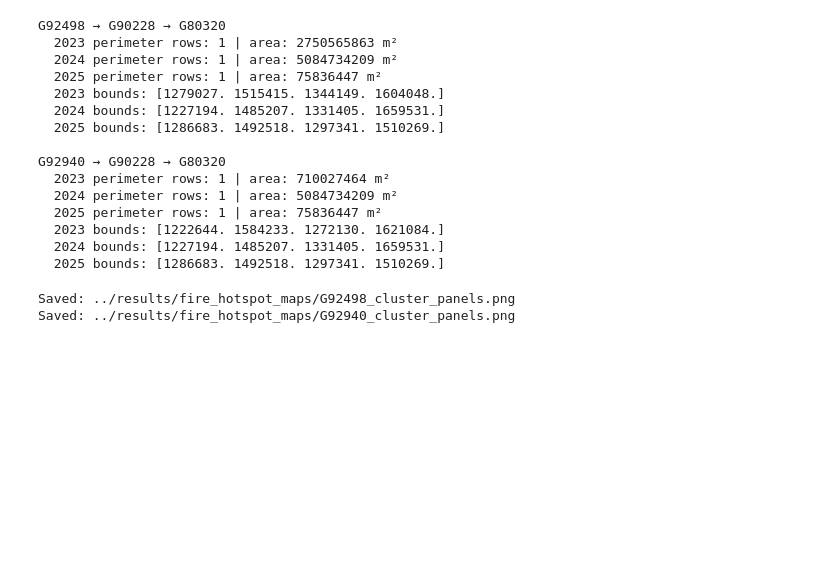
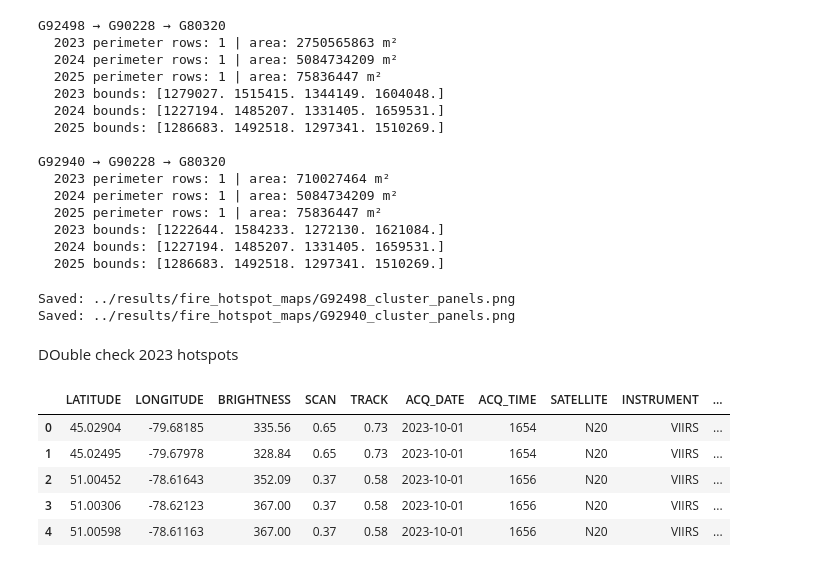
Before and after one commit to jackagoldman/overwintering, a Jupyter notebook: notebooks/overwinter_analysis.ipynb, the cells around one changed output. Saved outputs shown, nothing was run; the diff lists cells and outputs as text; code cells hidden in the pictures; blank space fills up the shorter version.

```diff
--- a/notebooks/overwinter_analysis.ipynb
+++ b/notebooks/overwinter_analysis.ipynb
@@ -2189,3 +1308,16 @@ for _, fire in two_winter_confirmed_closest.iterrows():
 # %% [output]
 Saved: ../results/fire_hotspot_maps/G92498_cluster_panels.png
 Saved: ../results/fire_hotspot_maps/G92940_cluster_panels.png
+# %% [markdown]
+DOuble check 2023 hotspots
+# %%
+j1v_c2 =gpd.read_file("../data/raw/2023-24_Hotspots/DL_FIRE_J1V-C2_666396/fire_archive_J1V-C2_666396.shp")
+
+j1v_c2.head()
+# %% [output]
+|  | LATITUDE | LONGITUDE | BRIGHTNESS | SCAN | TRACK | ACQ_DATE | ACQ_TIME | SATELLITE | INSTRUMENT | ... |
+| 0 | 45.02904 | -79.68185 | 335.56 | 0.65 | 0.73 | 2023-10-01 | 1654 | N20 | VIIRS | ... |
+| 1 | 45.02495 | -79.67978 | 328.84 | 0.65 | 0.73 | 2023-10-01 | 1654 | N20 | VIIRS | ... |
+| 2 | 51.00452 | -78.61643 | 352.09 | 0.37 | 0.58 | 2023-10-01 | 1656 | N20 | VIIRS | ... |
+| 3 | 51.00306 | -78.62123 | 367.00 | 0.37 | 0.58 | 2023-10-01 | 1656 | N20 | VIIRS | ... |
+| 4 | 51.00598 | -78.61163 | 367.00 | 0.37 | 0.58 | 2023-10-01 | 1656 | N20 | VIIRS | ... |
```
Also changed, not shown: parts of 51 cells of this notebook, 2 other files.
